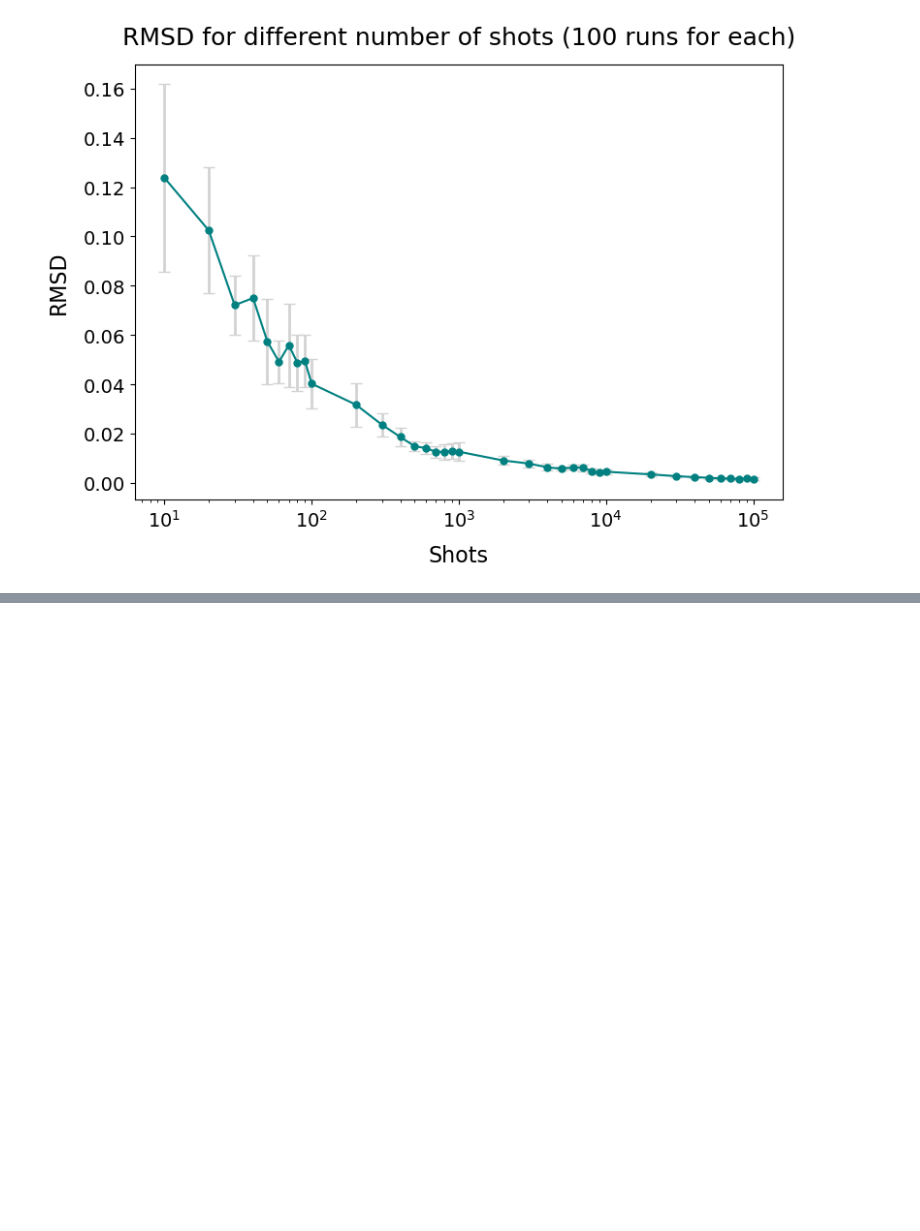
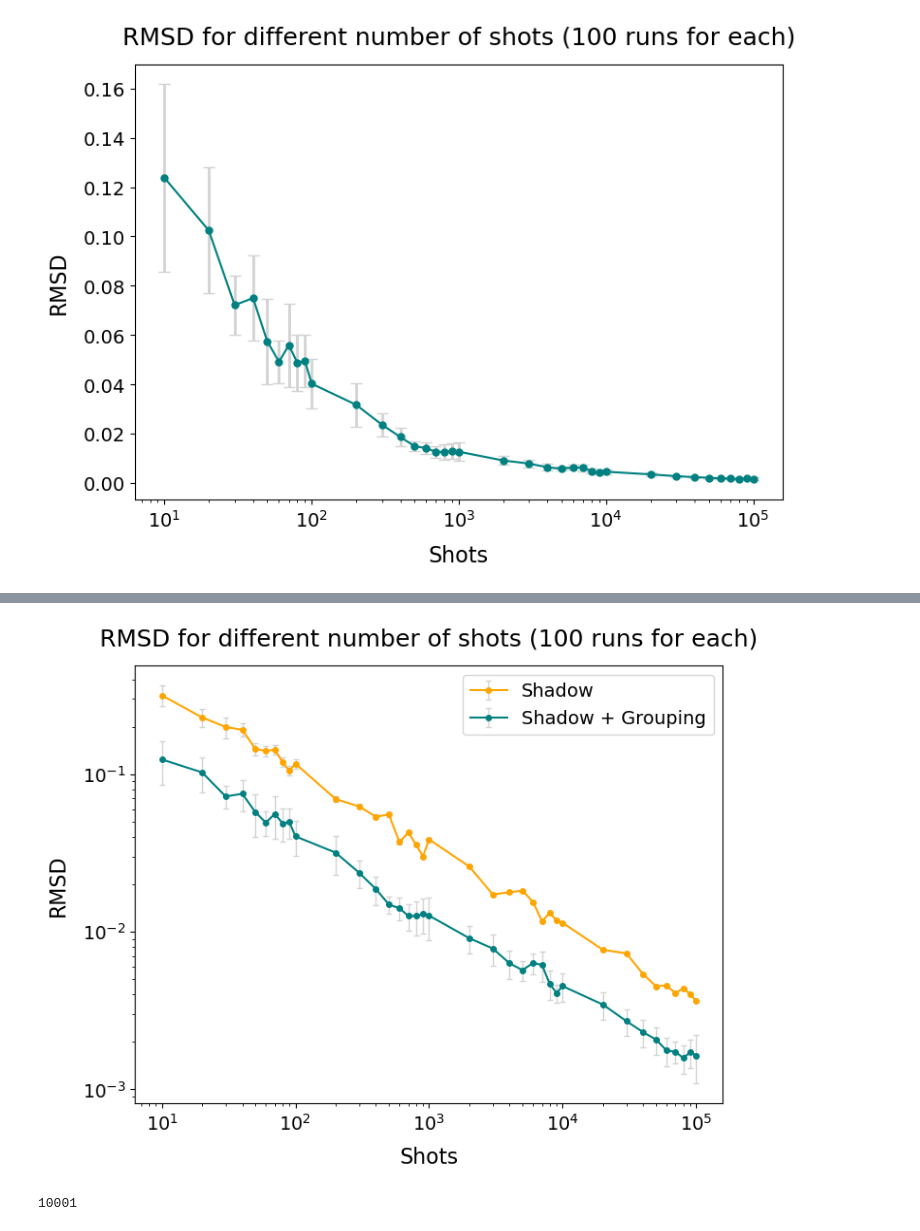
Before and after one commit to Marshhall/Physics_Thesis, a Jupyter notebook: shadow_grouping.ipynb, the cells around one changed output, grey strips where cells are left out. Drawn from its saved outputs; the diff is of its cells as text; code cells hidden in the pictures; blank space fills up the shorter version.

```diff
--- a/shadow_grouping.ipynb
+++ b/shadow_grouping.ipynb
@@ -1264,0 +1339,32 @@ fig.savefig(f"Plots/H2_rmsd_{n_shotss[0]}_{n_shotss[-1]}_{number_of_runs}r_log_e
+# %%
+loaded_data = np.loadtxt("Data/H2/rmsds_10_100000.csv", delimiter=",", skiprows=1)
+shots_loaded = loaded_data[:, 0]
+rmsd_loaded = loaded_data[:, 1].astype(float)
+std_dev_loaded = loaded_data[:, 2].astype(float)
+# %%
+# dg = np.array(d_gr).reshape(len(n_shotss), 100)
+# dg, ddg = np.mean(dg, axis=1), np.var(dg, axis=1)
+
+
+fig, ax = plt.subplots(figsize=(8,6))
+
+# Plot with error bars
+ax.errorbar(shots_loaded, ds, yerr=dds, fmt='o-', color="orange", ecolor='lightgray', elinewidth=1, capsize=2, markersize=4, label="Shadow")
+ax.errorbar(shots_loaded, rmsd_loaded, yerr=std_dev_loaded, fmt='o-', color="teal", ecolor='lightgray', elinewidth=1, capsize=2, markersize=4, label="Shadow + Grouping")
+# ax.errorbar(shots_loaded, dg, yerr=ddg, fmt='o-', color="pink", ecolor='lightgray', elinewidth=1, capsize=4, markersize=5, label="PennyLane")
+# ax.plot([-1, n_shotss[-1]], [0, 0], lw=1, linestyle="--")
+
+# Titles and labels
+ax.set_title(f"RMSD for different number of shots ({number_of_runs} runs for each)", pad=15)
+ax.set_xlabel("Shots", labelpad=10)
+ax.set_ylabel("RMSD", labelpad=10)
+ax.set_xscale('log')
+ax.set_yscale('log')
+ax.legend()
+fig.savefig(f"Plots/H2_rmsd_SG_vs_CS_{n_shotss[0]}_{n_shotss[-1]}_{number_of_runs}r.pdf", dpi=800)
+# %% [output]
+[figure, added]
+# %%
+len(np.arange(-1, 10000))
+# %% [output]
+10001
```
Also changed, not shown: parts of 7 cells of this notebook, 2 other files.
